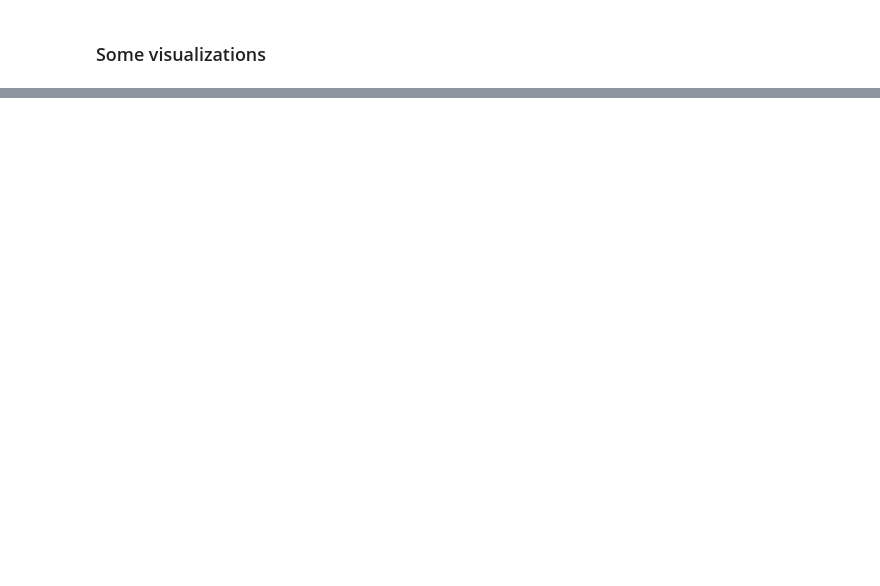
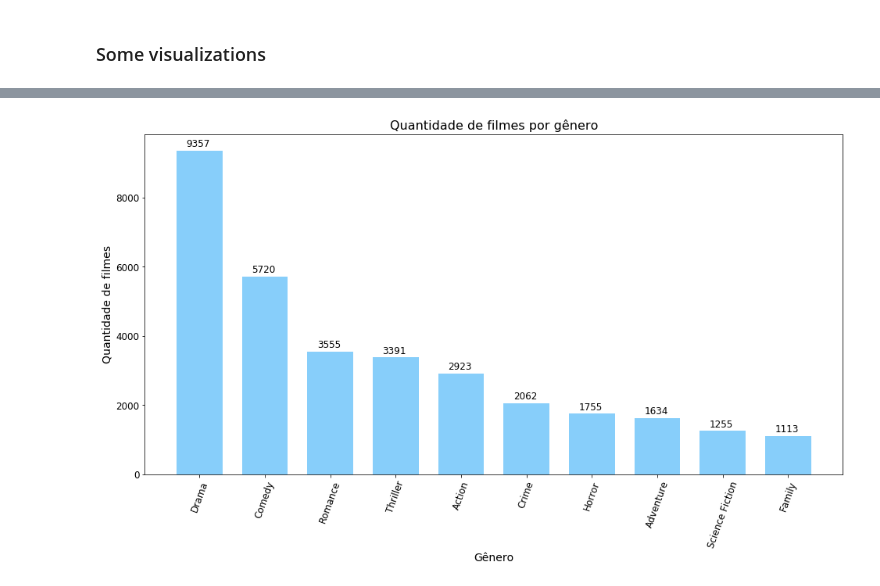
Before and after one commit to andredavys/tmdb_visualization, a Jupyter notebook: getting_started.ipynb, the cells around one changed output, grey strips where cells are left out. Cells and saved outputs as stored; diff of their text form; code cells hidden in the pictures; blank space fills up the shorter version.

```diff
--- a/getting_started.ipynb
+++ b/getting_started.ipynb
@@ -275,3 +273,20 @@ genres2plot
+# %%
+k = 10
+genres = list(genres2plot.keys())[:k]
+count  = list(genres2plot.values())[:k]
+
+plt.figure(figsize=(16,8))
+plt.bar(genres, count, 0.7, align='center', color="lightskyblue")
+plt.xticks(rotation=70, fontsize=12)
+plt.yticks(fontsize=12)
+plt.ylabel('Quantidade de filmes', fontsize=14)
+plt.xlabel('Gênero', fontsize=14)
+for i,v in enumerate(count):
+    plt.text(x=i-0.2, y=v+100, s=f"{v}" , fontdict=dict(fontsize=12))
+plt.title('Quantidade de filmes por gênero', fontsize=16)
+plt.show()
+# %% [output]
+[figure, added]
 # %%
 genres = list(genres2plot.keys())
 count  = list(genres2plot.values())
```
Also changed, not shown: parts of 12 cells of this notebook.
